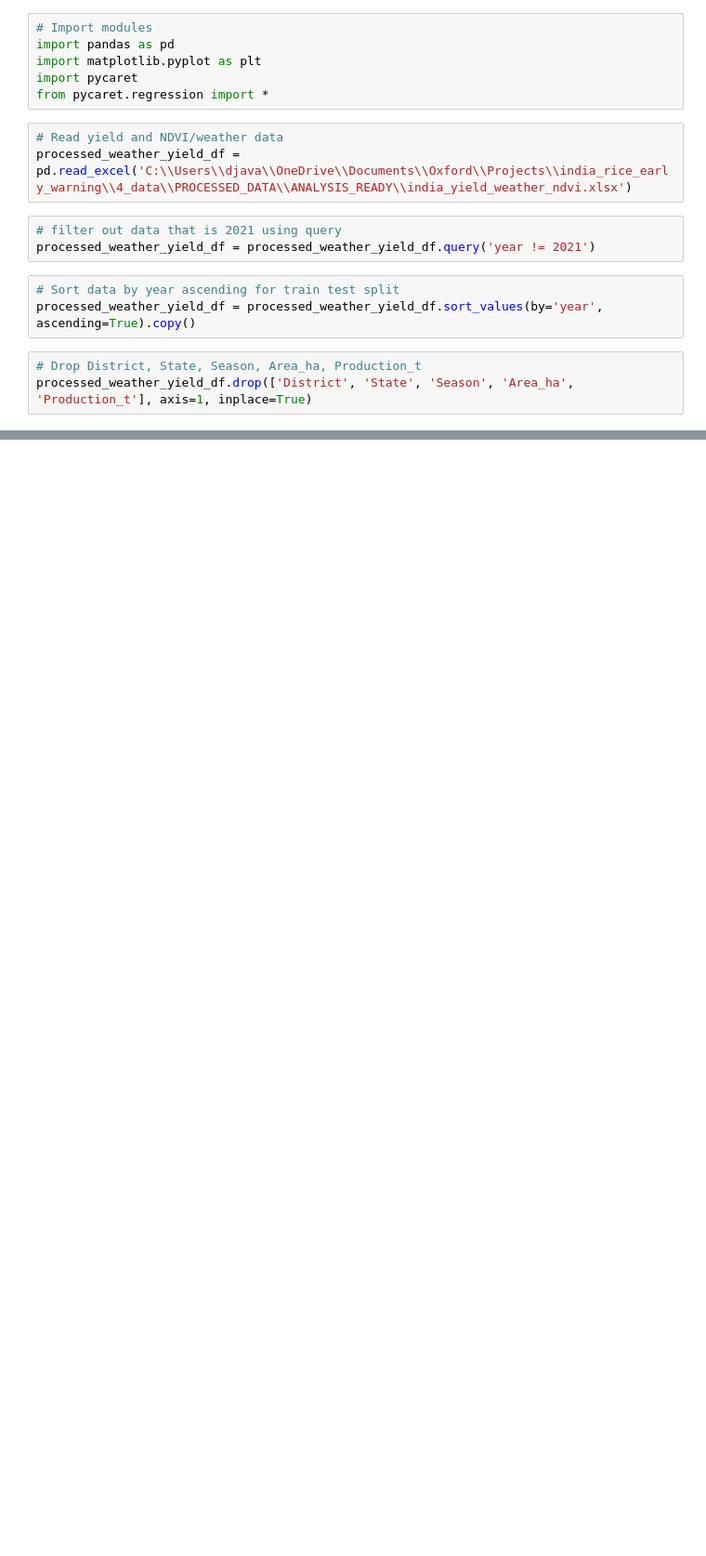
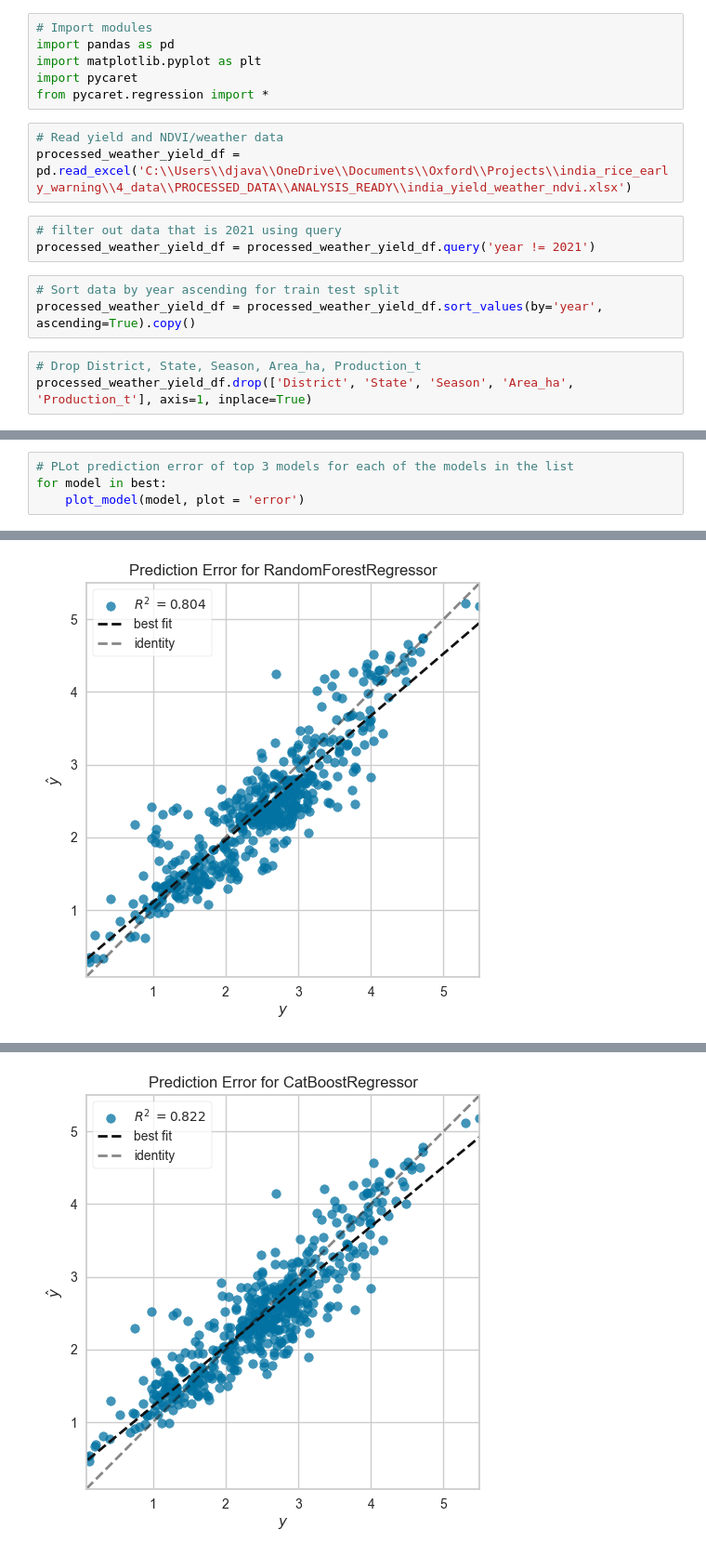
Before and after one commit to DPhilCode/india_rice_early_warning, a Jupyter notebook: 3_models/auto_ml.ipynb, the cells around one changed output, grey strips where cells are left out. Shown at 93% size. Saved outputs shown, nothing was run; the diff lists cells and outputs as text; blank space fills up the shorter version.

```diff
--- a/3_models/auto_ml.ipynb
+++ b/3_models/auto_ml.ipynb
@@ -49,0 +113,5 @@ Unseen Data For Predictions: (502, 24)
+# %%
+# PLot prediction error of top 3 models for each of the models in the list
+for model in best:
+    plot_model(model, plot = 'error')
+# %% [output]
@@ -49,0 +119 @@ Unseen Data For Predictions: (502, 24)
+[figure, added]
@@ -49,0 +121 @@ Unseen Data For Predictions: (502, 24)
+[figure, added]
```
Also changed, not shown: parts of 35 cells of this notebook, 10 other files.
